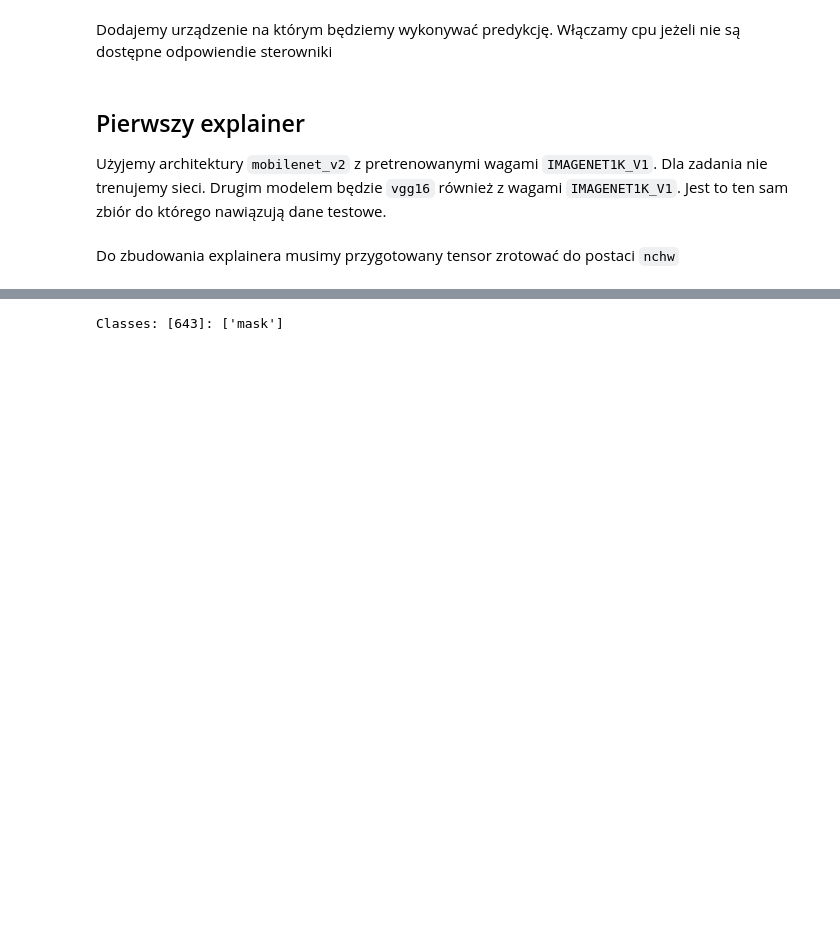
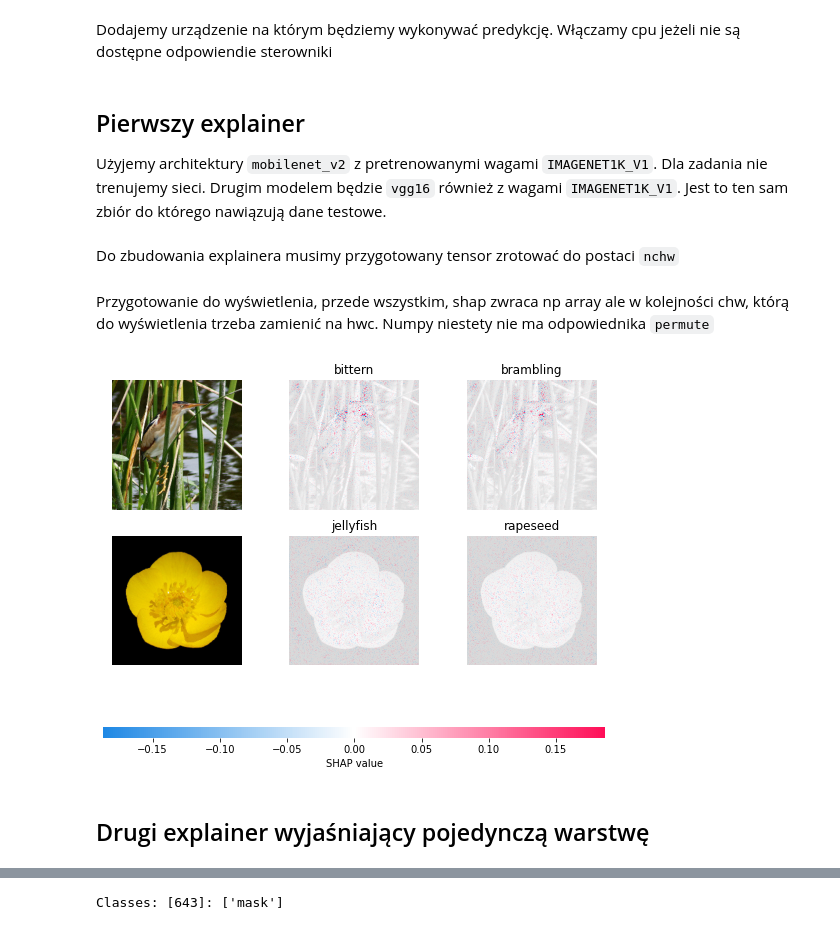
Before and after one commit to jarekj71/interpretacyjne_uczenie_maszynowe, a Jupyter notebook: interpretacyjne_uczenie_maszynowe/ium_deep_learning.ipynb, the cells around one changed output, grey strips where cells are left out. Cells and saved outputs as stored; diff of their text form; code cells hidden in the pictures; blank space fills up the shorter version.

```diff
--- a/interpretacyjne_uczenie_maszynowe/ium_deep_learning.ipynb
+++ b/interpretacyjne_uczenie_maszynowe/ium_deep_learning.ipynb
@@ -92,3 +92,20 @@ model_mnet = torchvision.models.mobilenet_v2(weights='MobileNet_V2_Weights.IMAGE
 model_vgg = torchvision.models.vgg16(weights='VGG16_Weights.IMAGENET1K_V1').to(device).eval() # inny model
 # %% [markdown]
 Do zbudowania explainera musimy przygotowany tensor zrotować do postaci `nchw`
+# %%
+Xtrp = Xtr.permute(0, 3, 1, 2)
+emnet = shap.GradientExplainer(model_mnet, Xtrp)
+evgg = shap.GradientExplainer((model_vgg,model_vgg.features[7]), Xtrp)
+# %%
+shap_values, indexes = emnet.shap_values(Xtrp[[11, 15]], ranked_outputs=2, nsamples=50)
+# %% [markdown]
+Przygotowanie do wyświetlenia, przede wszystkim, shap zwraca np array ale w kolejności chw, którą do wyświetlenia trzeba zamienić na hwc. Numpy niestety nie ma odpowiednika `permute`
+# %%
+index_names = np.vectorize(lambda x: class_names[x])(indexes)
+# zmiana z chw na hwc
+shap_values = [np.swapaxes(np.swapaxes(s, 2, 3), 1, -1) for s in shap_values]
+shap.image_plot(shap_values, X[[11, 15]].astype(int), index_names)
+# %% [output]
+[figure, added]
+# %% [markdown]
+## Drugi explainer wyjaśniający pojedynczą warstwę
```
Also changed, not shown: parts of 18 cells of this notebook.
